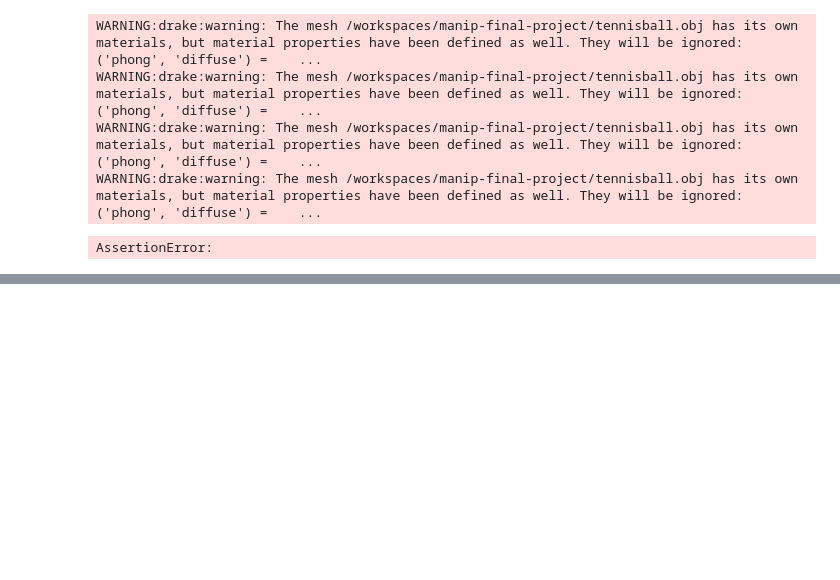
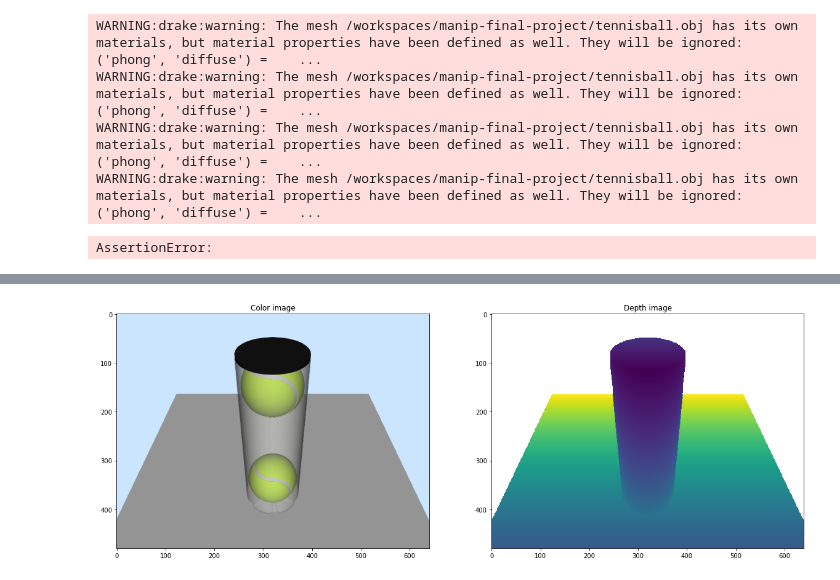
Before and after one commit to joshsohn/manip-final-project, a Jupyter notebook: adding_models.ipynb, the cells around one changed output, grey strips where cells are left out. Drawn from its saved outputs; the diff is of its cells as text; code cells hidden in the pictures; blank space fills up the shorter version.

```diff
--- a/adding_models.ipynb
+++ b/adding_models.ipynb
@@ -111,12 +112,18 @@ def BuildAndSimulateTrajectory(q_traj, g_traj, duration=0.01):
 
     return simulator, plant
 
-def setup_manipulation_station():
+def setup_manipulation_station(bottle=True):
     builder = DiagramBuilder()
-    scenario = load_scenario(
-        filename = "/workspaces/manip-final-project/withcamera.scenarios.yaml",
-        scenario_name = "Tennis"
-    )
+    if bottle:
+        scenario = load_scenario(
+            filename = "/workspaces/manip-final-project/withcamera.scenarios.yaml",
+            scenario_name = "Tennis"
+        )
+    else:
+        scenario = load_scenario(
+            filename = "/workspaces/manip-final-project/withcamera_nobottle.scenarios.yaml",
+            scenario_name = "Tennis"
+        )
     station = builder.AddSystem(MakeHardwareStation(scenario, meshcat=meshcat))
     plant = station.GetSubsystemByName("plant")
     scene_graph = station.GetSubsystemByName("scene_graph")
@@ -446,0 +372,24 @@ RuntimeError: System _ does not have an output port named rgb_image (valid port
+# %%
+def plot_camera_images():
+    # Evaluate the camera output ports to get the images.
+    context = diagram.CreateDefaultContext()
+    diagram.ForcedPublish(context)
+
+    # for i in range():
+    color_image = diagram.GetOutputPort(f"rgb_image3").Eval(context)
+    depth_image = diagram.GetOutputPort(f"depth_image3").Eval(context)
+
+    # Plot the two images.
+    plt.figure(figsize=(20, 10))
+    plt.subplot(121)
+    plt.imshow(color_image.data)
+    plt.title("Color image")
+    plt.subplot(122)
+    plt.imshow(np.squeeze(depth_image.data))
+    plt.title("Depth image")
+    # mpld3.display()
+    plt.show()
+
+plot_camera_images()
+# %% [output]
+[figure, added]
```
Also changed, not shown: parts of 4 cells of this notebook, 3 other files.
